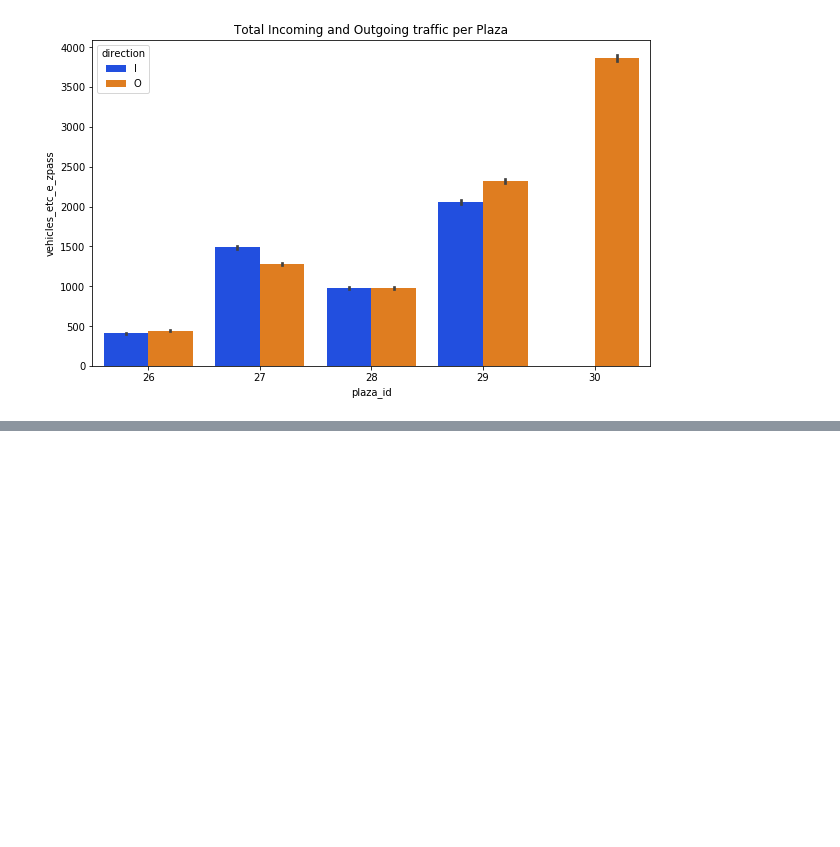
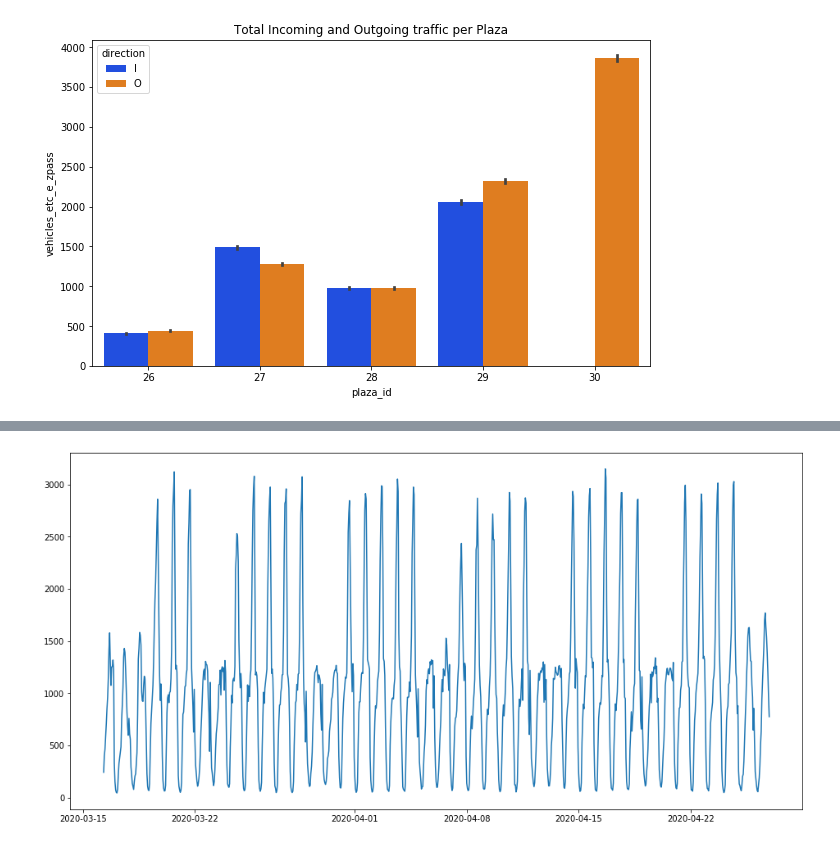
Before and after one commit to satishukadam/notebooks, a Jupyter notebook: SmartCity/DynamicSignalTimingAADT.ipynb, the cells around one changed output, grey strips where cells are left out. Drawn from its saved outputs; the diff is of its cells as text; code cells hidden in the pictures; blank space fills up the shorter version.

```diff
--- a/SmartCity/DynamicSignalTimingAADT.ipynb
+++ b/SmartCity/DynamicSignalTimingAADT.ipynb
@@ -153,0 +179,9 @@ plt.plot(data_single['hour'], data_single['vehicles_cash_vtoll'])
+# %%
+# Reset index
+data_28_sorted.reset_index(inplace=True)
+# %%
+# Create a new column with total and remove unnecessory columns
+data_28_sorted['vehicles_total'] = data_28_sorted['vehicles_etc_e_zpass'] + data_28_sorted['vehicles_cash_vtoll']
+
+# Remove columns
+data_28_sorted = data_28_sorted.drop(['index', 'plaza_id', 'direction', 'vehicles_etc_e_zpass', 'vehicles_cash_vtoll'], axis = 1)
@@ -153,0 +204,9 @@ plt.plot(data_single['hour'], data_single['vehicles_cash_vtoll'])
+# %%
+# create an array of dates starting at '2019-01-21', per hour
+range = pd.date_range('2019-01-01', periods=len(data_28_sorted), freq='H')
+
+# Drop date and hour columns
+data_28_sorted = data_28_sorted.drop(['date', 'hour', 'd'], axis = 1)
+
+
+data_28_sorted['time'] = range
@@ -153,0 +229,9 @@ plt.plot(data_single['hour'], data_single['vehicles_cash_vtoll'])
+# %%
+# Extract last 1000 rows and plot
+data_time = data_28_sorted.iloc[-1000:, :]
+# %%
+plt.figure(figsize=(16, 8))
+plt.plot(data_time['time'], data_time['vehicles_total'])
+plt.show()
+# %% [output]
+[figure, added]
```
Also changed, not shown: parts of 7 cells of this notebook.
